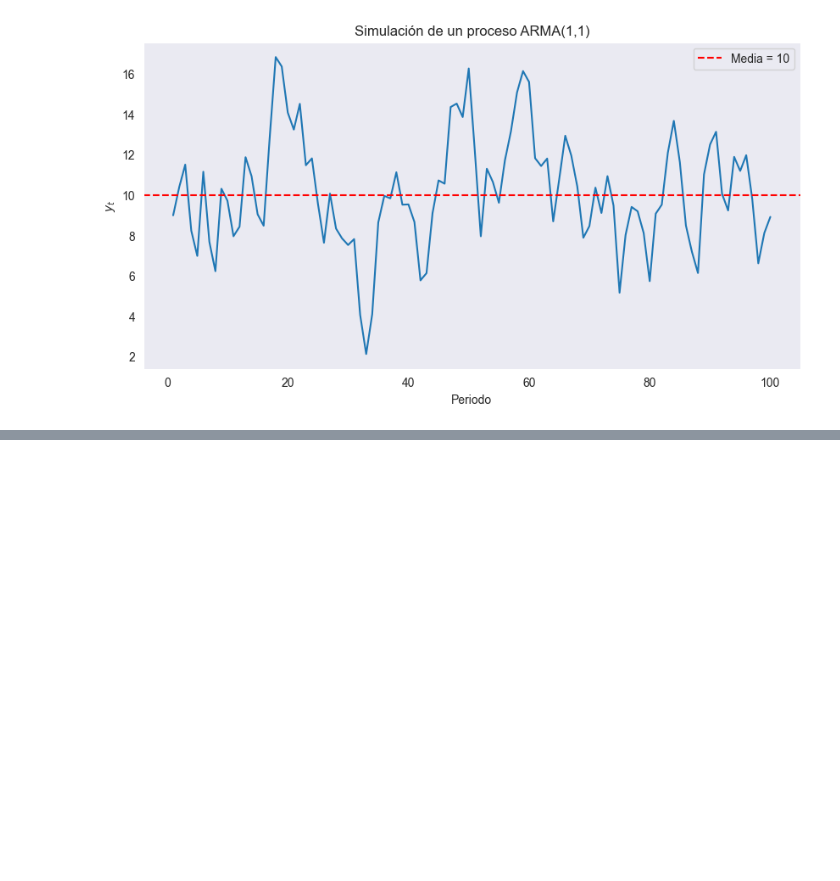
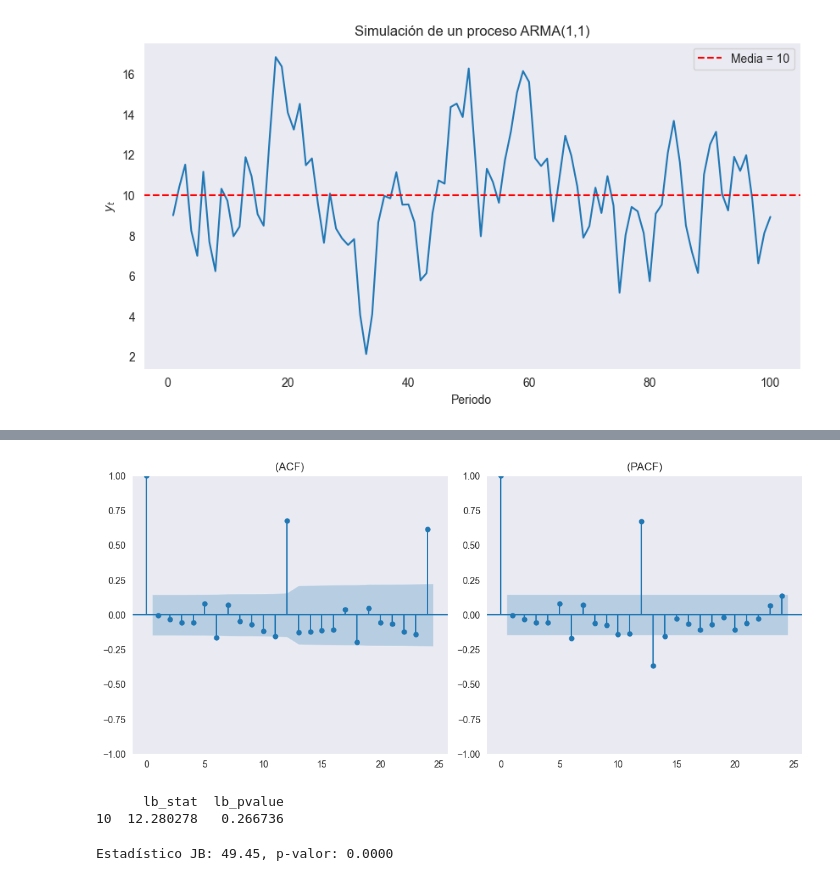
Before and after one commit to Felipe-Lopez-Vergara/ds_finance_-Lopez-, a Jupyter notebook: notebooks/HW_Sesion_4.ipynb, the cells around one changed output, grey strips where cells are left out. Cells and saved outputs as stored; diff of their text form; code cells hidden in the pictures; blank space fills up the shorter version.

```diff
--- a/notebooks/HW_Sesion_4.ipynb
+++ b/notebooks/HW_Sesion_4.ipynb
@@ -203,0 +442,17 @@ plt.show()
+# %%
+plot_acf_pacf(residuos, lags = 24)
+# %% [output]
+[figure, added]
+# %%
+from statsmodels.stats.diagnostic import acorr_ljungbox
+ljungbox_result = acorr_ljungbox(residuos, lags = [10], return_df = True)
+print(ljungbox_result)
+# %% [output]
+      lb_stat  lb_pvalue
+10  12.280278   0.266736
+# %%
+from scipy.stats import jarque_bera
+jb_stat, jb_p = jarque_bera(residuos)
+print(f'Estadístico JB: {jb_stat:.2f}, p-valor: {jb_p:.4f}')
+# %% [output]
+Estadístico JB: 49.45, p-valor: 0.0000
```
Also changed, not shown: parts of 33 cells of this notebook.
